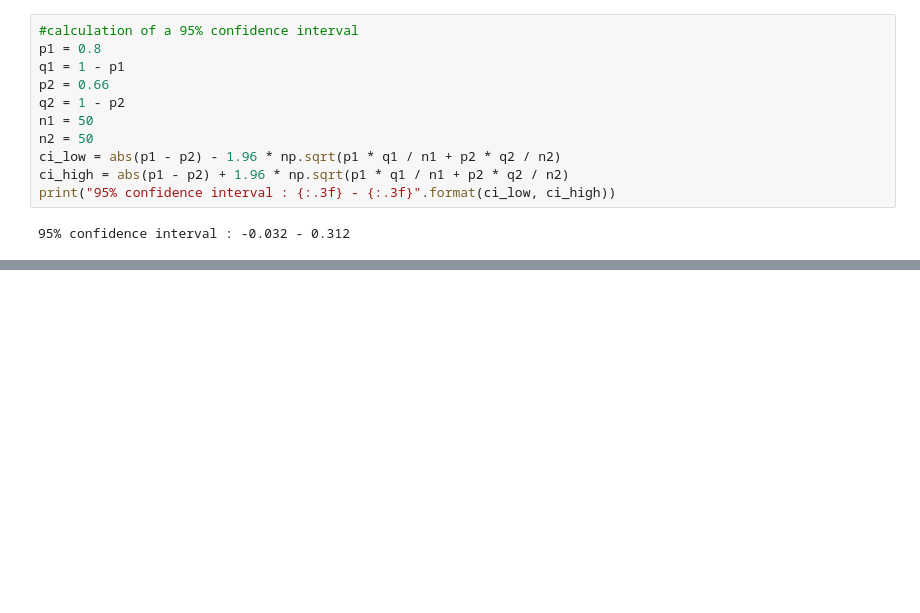
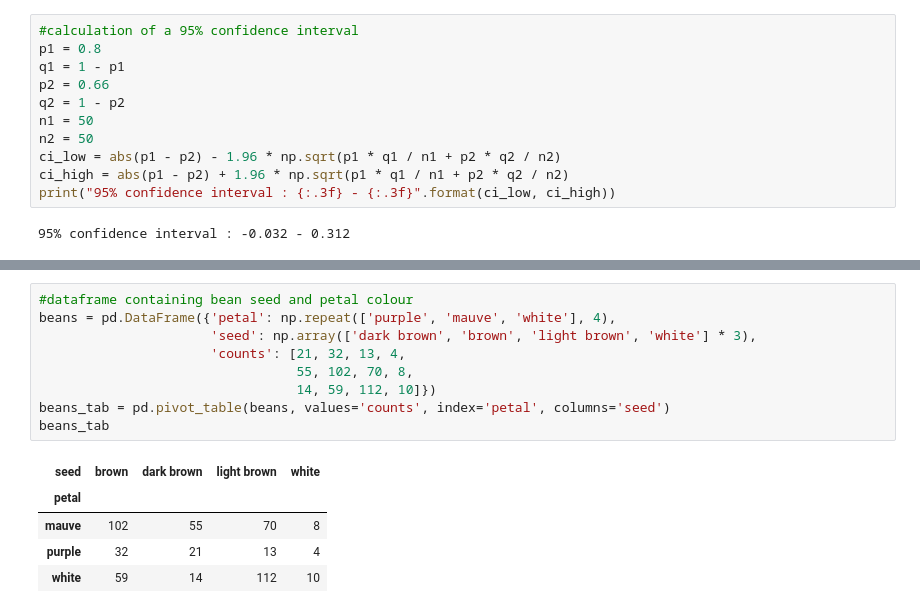
Before and after one commit to jschnab/statistics, a Jupyter notebook: 13-analysis-counts.ipynb, the cells around one changed output, grey strips where cells are left out. Saved outputs shown, nothing was run; the diff lists cells and outputs as text; blank space fills up the shorter version.

Commit message:
update counts notebook

```diff
--- a/13-analysis-counts.ipynb
+++ b/13-analysis-counts.ipynb
@@ -249,0 +413,15 @@ This test is used to compare observed frequencies (O) in several categories (cel
+# %%
+#dataframe containing bean seed and petal colour
+beans = pd.DataFrame({'petal': np.repeat(['purple', 'mauve', 'white'], 4),
+                      'seed': np.array(['dark brown', 'brown', 'light brown', 'white'] * 3),
+                      'counts': [21, 32, 13, 4,
+                                 55, 102, 70, 8,
+                                 14, 59, 112, 10]})
+beans_tab = pd.pivot_table(beans, values='counts', index='petal', columns='seed')
+beans_tab
+# %% [output]
+| seed | brown | dark brown | light brown | white |
+| petal |  |  |  |  |
+| mauve | 102 | 55 | 70 | 8 |
+| purple | 32 | 21 | 13 | 4 |
+| white | 59 | 14 | 112 | 10 |
```
Also changed, not shown: parts of 16 cells of this notebook.
